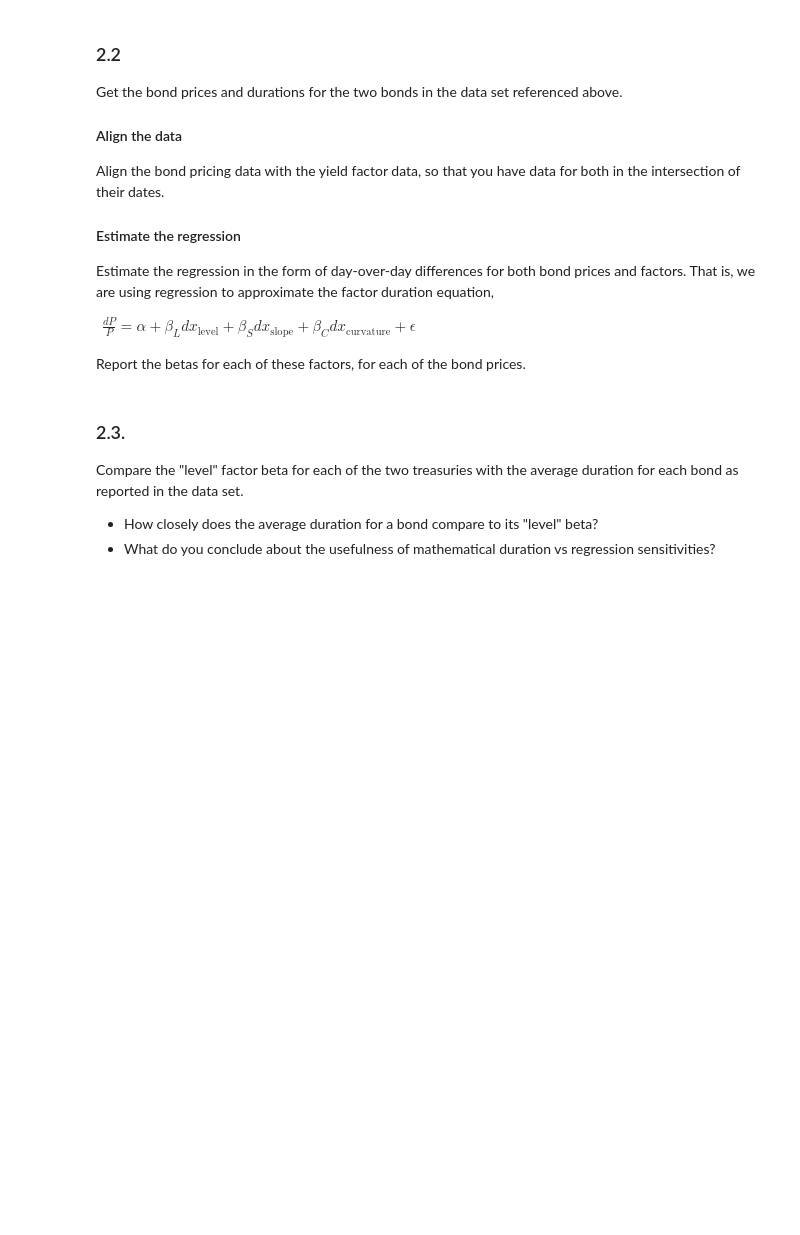
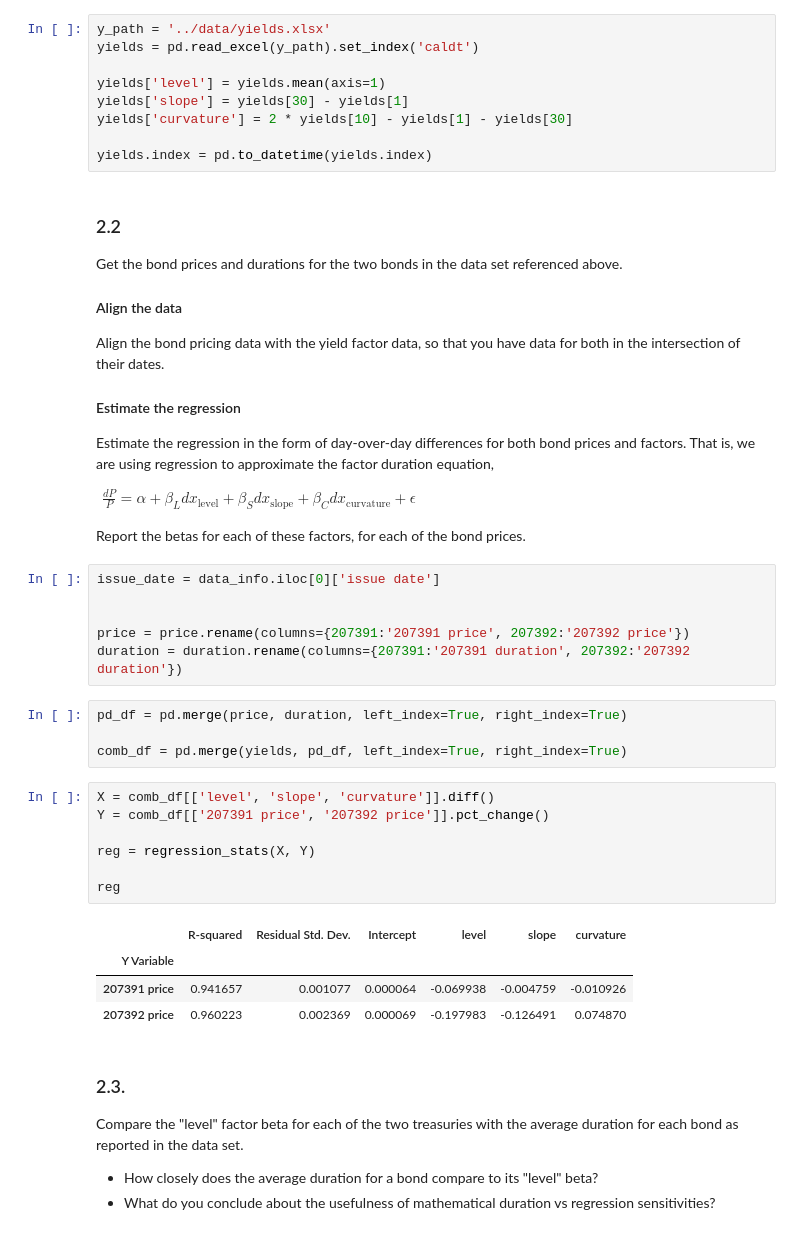
Before and after one commit to vinnyyx/finm-fixedincome-2025, a Jupyter notebook: homework/HW3 Solution.ipynb, the cells around one changed output. Cells and saved outputs as stored; diff of their text form; blank space fills up the shorter version.

```diff
--- a/homework/HW3 Solution.ipynb
+++ b/homework/HW3 Solution.ipynb
@@ -181,6 +403,15 @@ x^{\text{level}}_t =& \frac{1}{N_{\text{yields}}}\sum_{i=1}^{N_{\text{yields}}}
 x^{\text{slope}}_t =& y^{(30)}_t - y^{(1)}_t\\
 x^{\text{curvature}}_t =& -y^{(1)}_t + 2 y^{(10)}_t - y^{(30)}_t
 \end{align}$
+# %%
+y_path = '../data/yields.xlsx'
+yields = pd.read_excel(y_path).set_index('caldt')
+
+yields['level'] = yields.mean(axis=1)
+yields['slope'] = yields[30] - yields[1]
+yields['curvature'] = 2 * yields[10] - yields[1] - yields[30]
+
+yields.index = pd.to_datetime(yields.index)
 # %% [markdown]
 ### 2.2
 
@@ -200,6 +431,28 @@ $\begin{align}
 \end{align}$
 
 Report the betas for each of these factors, for each of the bond prices.
+# %%
+issue_date = data_info.iloc[0]['issue date']
+
+
+price = price.rename(columns={207391:'207391 price', 207392:'207392 price'})
+duration = duration.rename(columns={207391:'207391 duration', 207392:'207392 duration'})
+# %%
+pd_df = pd.merge(price, duration, left_index=True, right_index=True)
+
+comb_df = pd.merge(yields, pd_df, left_index=True, right_index=True)
+# %%
+X = comb_df[['level', 'slope', 'curvature']].diff()
+Y = comb_df[['207391 price', '207392 price']].pct_change()
+
+reg = regression_stats(X, Y)
+
+reg
+# %% [output]
+|  | R-squared | Residual Std. Dev. | Intercept | level | slope | curvature |
+| Y Variable |  |  |  |  |  |  |
+| 207391 price | 0.941657 | 0.001077 | 0.000064 | -0.069938 | -0.004759 | -0.010926 |
+| 207392 price | 0.960223 | 0.002369 | 0.000069 | -0.197983 | -0.126491 | 0.074870 |
 # %% [markdown]
 ### 2.3.
 
```
Also changed, not shown: parts of 15 cells of this notebook, 3 other files.
